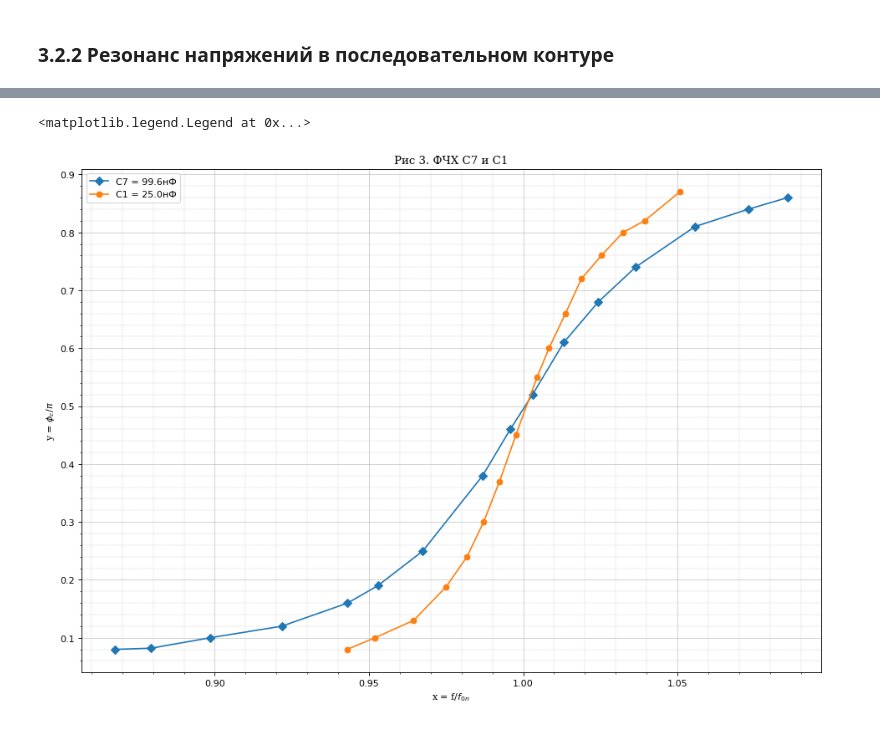
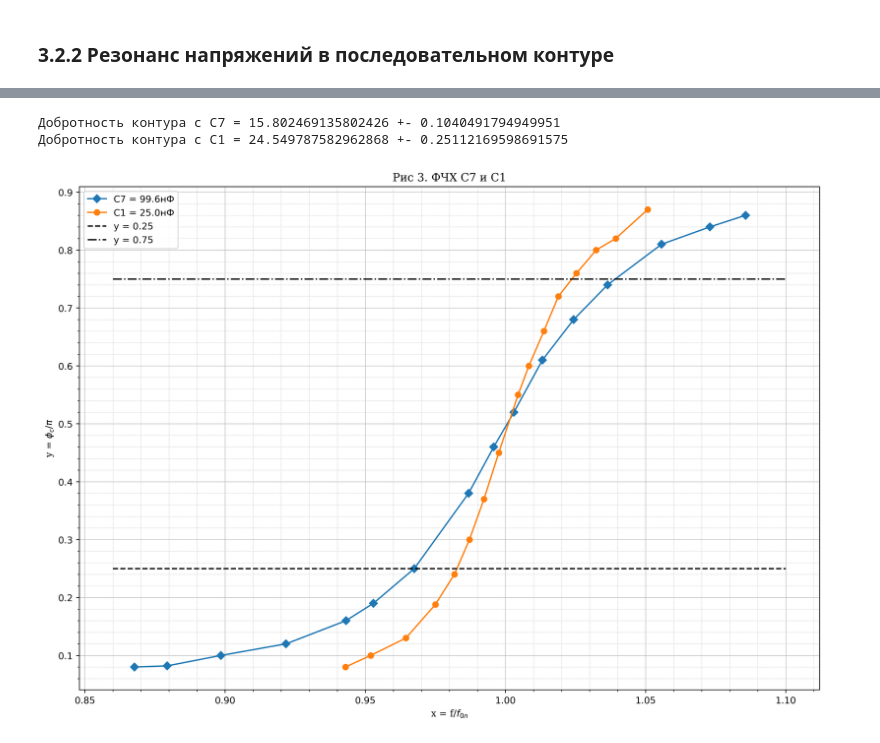
Before and after one commit to alxlnx/labs, a Jupyter notebook: 3.2.2/3.2.2.ipynb, the cells around one changed output, grey strips where cells are left out. Saved outputs shown, nothing was run; the diff lists cells and outputs as text; code cells hidden in the pictures.

```diff
--- a/3.2.2/3.2.2.ipynb
+++ b/3.2.2/3.2.2.ipynb
@@ -15,7 +15,7 @@ df['R_sum, Ом'] = np.zeros_like(df.index)
 df['R_s_max, Ом'] = np.zeros_like(df.index)
 df['R_L, Ом'] = np.zeros_like(df.index)
 df['I, мА'] = np.zeros_like(df.index)
-df['U, V'] *= np.sqrt(2) # см. тетрадь
+# df['U, V'] *= np.sqrt(2) # см. тетрадь
 df
 # %% [output]
 |  | C, нФ | f, kHz | U, V | E, V | L, мкГн | Q | p, Ом | R_sum, Ом | R_s_max, Ом | R_L, Ом | ... |
@@ -124,18 +147,33 @@ ax.legend()
 # %%
-figB = mg.make_figure()
+figB = mg.make_figure(dpi_mode='high')
 ax = figB.add_subplot()
 mg.set_grids(figB)
 mg.set_label( ax, 'x = f/$f_{0n}$', 'y = $U_c(x)/U_c(1)$' )
-mg.set_title(ax, 'АЧХ C7 и C1')
+mg.set_title(ax, 'АЧХ C7 и C1, безразмерные оси')
 
 f01 = 31.272
-U01 = 6.144
+U01 = 6.144 # * np.sqrt(2)
 f07 = 15.955
-U07 = 3.5193
+U07 = 3.5193 # * np.sqrt(2)
 
 sorted_c7 = dfc7a.sort_values(by=['f, kHz'])    # So that plot draws correctly.
 sorted_c1 = dfc1a.sort_values(by=['f, kHz'])
 ax.plot( sorted_c7['f, kHz'] / f07, sorted_c7['U, V'] / U07, label='C7 = 99.6нФ', marker='D' )
 ax.plot( sorted_c1['f, kHz'] / f01, sorted_c1['U, V'] / U01, label='C1 = 25.0нФ', marker='o' )
+ax.plot( np.linspace(0.92, 1.08, 2), [0.707, 0.707], label='y = 0.707 = 1/$\sqrt{2}$', color='k', linestyle='dashed' )
 ax.legend()
+
+w2 = 1.035 + 0.2143 * 0.005
+w1 = 0.965 - 0.1429 * 0.005
+Q = 1 / (w2 - w1)
+sigma_dw = 0.5 * (0.005 / 6)
+sigma_Q = sigma_dw / ( (w2-w1)*(w2-w1) )
+print(f'Добротность контура с C7 = {Q} +- {sigma_Q}')
+
+w2 = 1.02 + 0.53125 * 0.005
+w1 = 0.98 + 0.3125 * 0.005
+Q = 1 / (w2 - w1)
+sigma_dw = 0.5 * (0.005 / 6) # 6мм линейки - одно деление шкалы x.
+sigma_Q = sigma_dw / ( (w2-w1)*(w2-w1) )
+print(f'Добротность контура с C1 = {Q} +- {sigma_Q}')
 # %% [output]
@@ -144,29 +183,45 @@ ax.legend()
 # %%
 import pandas as pd
 import mygraph as mg
 import matplotlib.pyplot as plt
 
 filename = 'c1phase.tsv'
 dfc1ph = pd.read_csv(filename, sep='\t')
 dfc1ph.index = np.arange(1,17)
 filename = 'c7phase.tsv'
 dfc7ph = pd.read_csv(filename, sep='\t')
 dfc7ph.index = np.arange(1, 17)
 
-figC = mg.make_figure()
+figC = mg.make_figure(dpi_mode='high')
 ax = figC.add_subplot()
 mg.set_grids(figC)
 mg.set_label(ax, 'x = f/$f_{0n}$', 'y = $\phi_c/\pi$')
 mg.set_title(ax, 'ФЧХ C7 и C1')
 
 f01 = 31.272
 f07 = 15.955
 sorted_c7 = dfc7ph.sort_values(by=['f, kHz'])    # So that plot draws correctly.
 sorted_c1 = dfc1ph.sort_values(by=['f, kHz'])
 ax.plot( sorted_c7['f, kHz'] / f07, sorted_c7['dphi'], label='C7 = 99.6нФ', marker='D' )
 ax.plot( sorted_c1['f, kHz'] / f01, sorted_c1['dphi'], label='C1 = 25.0нФ', marker='o' )
+ax.plot( np.linspace(0.86, 1.1, 2), [1/4, 1/4], label='y = 0.25', color='k', linestyle='dashed' )
+ax.plot( np.linspace(0.86, 1.1, 2), [3/4, 3/4], label='y = 0.75', color='k', linestyle='dashdot' )
+ax.legend()
 
-ax.legend()
+x2 = 1.04 - 0.9375 * 0.01
+x1 = 0.97 - 0.265625 * 0.01
+Q = 1 / (x2 - x1)
+sigma_dx = 0.5 * (0.005 / 6)
+sigma_Q = sigma_dx / ( (x2-x1)*(x2-x1) )
+print(f'Добротность контура с C7 = {Q} +- {sigma_Q}')
+
+x2 = 1.02 + 0.33898 * 0.01
+x1 = 0.98 + 0.265625 * 0.01
+Q = 1 / (x2 - x1)
+sigma_dx = 0.5 * (0.005 / 6) # 6мм линейки - одно деление шкалы x.
+sigma_Q = sigma_dx / ( (x2-x1)*(x2-x1) )
+print(f'Добротность контура с C1 = {Q} +- {sigma_Q}')
 # %% [output]
-<matplotlib.legend.Legend at 0x...>
+Добротность контура с C7 = 15.802469135802426 +- 0.1040491794949951
+Добротность контура с C1 = 24.549787582962868 +- 0.25112169598691575
-[figure, old version]
+[figure, new version]
```
Also changed, not shown: parts of 7 cells of this notebook, 1 other file.
